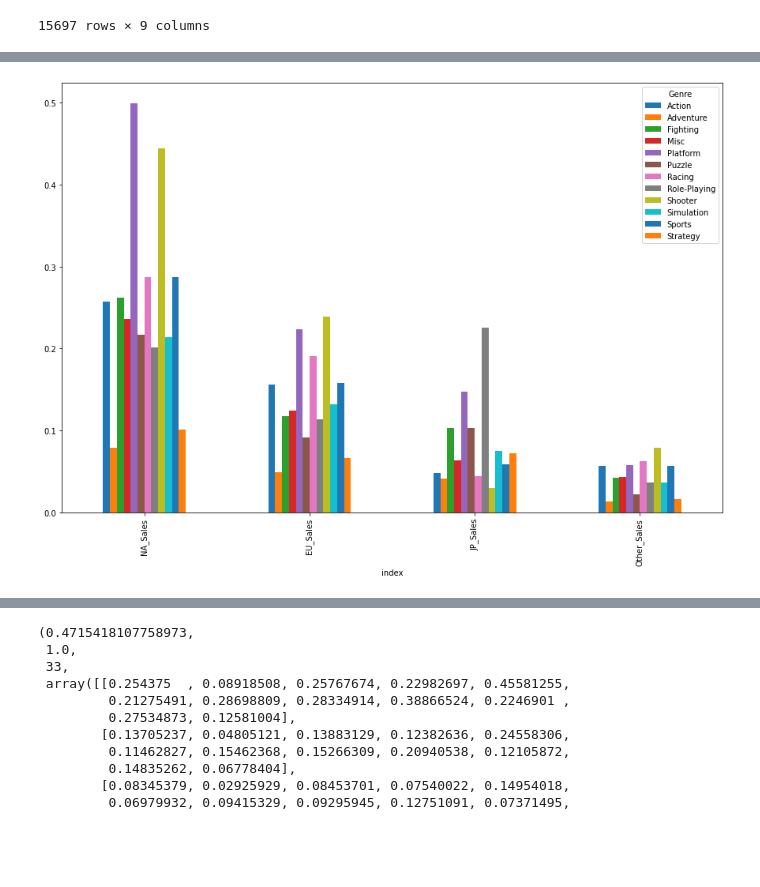
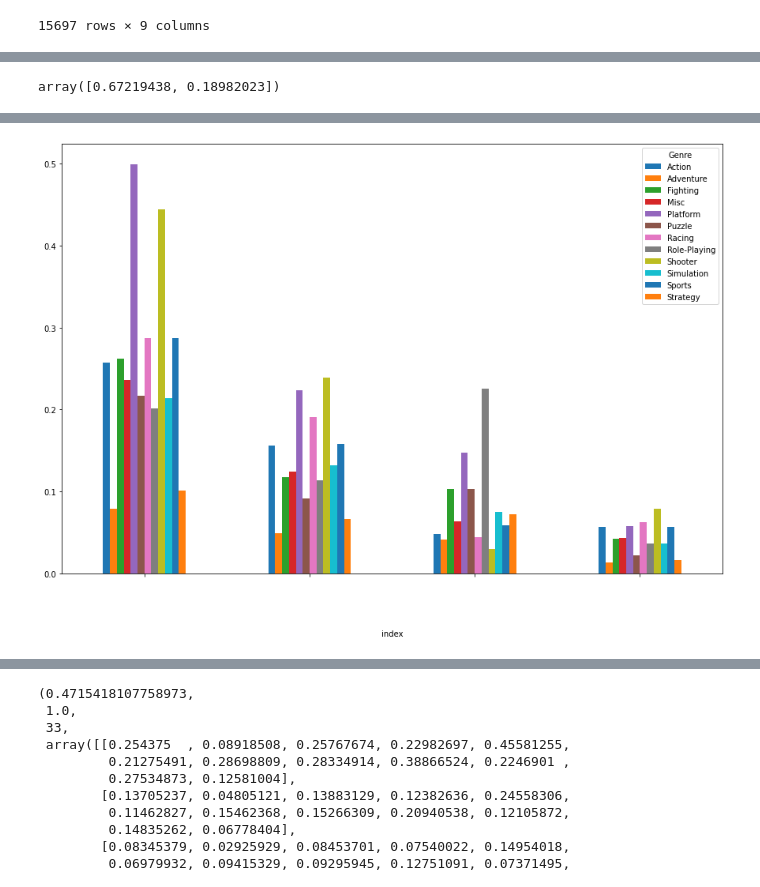
Before and after one commit to nojihun/save, a Jupyter notebook: AI_05_노지훈_section1.ipynb, the cells around one changed output, grey strips where cells are left out. Saved outputs shown, nothing was run; the diff lists cells and outputs as text; code cells hidden in the pictures; blank space fills up the shorter version.

```diff
--- a/AI_05_노지훈_section1.ipynb
+++ b/AI_05_노지훈_section1.ipynb
@@ -147,3 +180,11 @@ df1
+# %%
+from sklearn.decomposition import PCA
+
+pca.explained_variance_ratio_
+ratio =pca.explained_variance_ratio_
+ratio
+# %% [output]
+array([0.67219438, 0.18982023])
 # %%
 df_n = df1[df1['Year']>=2010]
 # %%
@@ -161,9 +202,10 @@ df2
 | 3 | Other_Sales | 0.056349 | 0.012966 | 0.042760 | 0.043512 | 0.058102 | 0.022194 | 0.062853 | 0.036183 | 0.078724 | ... |
 # %%
 df2.plot(x= 'index', y=['Action',	'Adventure',	'Fighting',	'Misc',	'Platform',	'Puzzle',	'Racing',	'Role-Playing',	'Shooter',	'Simulation',	'Sports',	'Strategy'], kind="bar",figsize=(15,10))
+plt.xticks( c = 'w')
 plt.show()
 # %% [output]
-[figure, old version]
+[figure, new version]
 # %%
 from scipy.stats import chi2_contingency
 # %%
```
Also changed, not shown: parts of 22 cells of this notebook.
